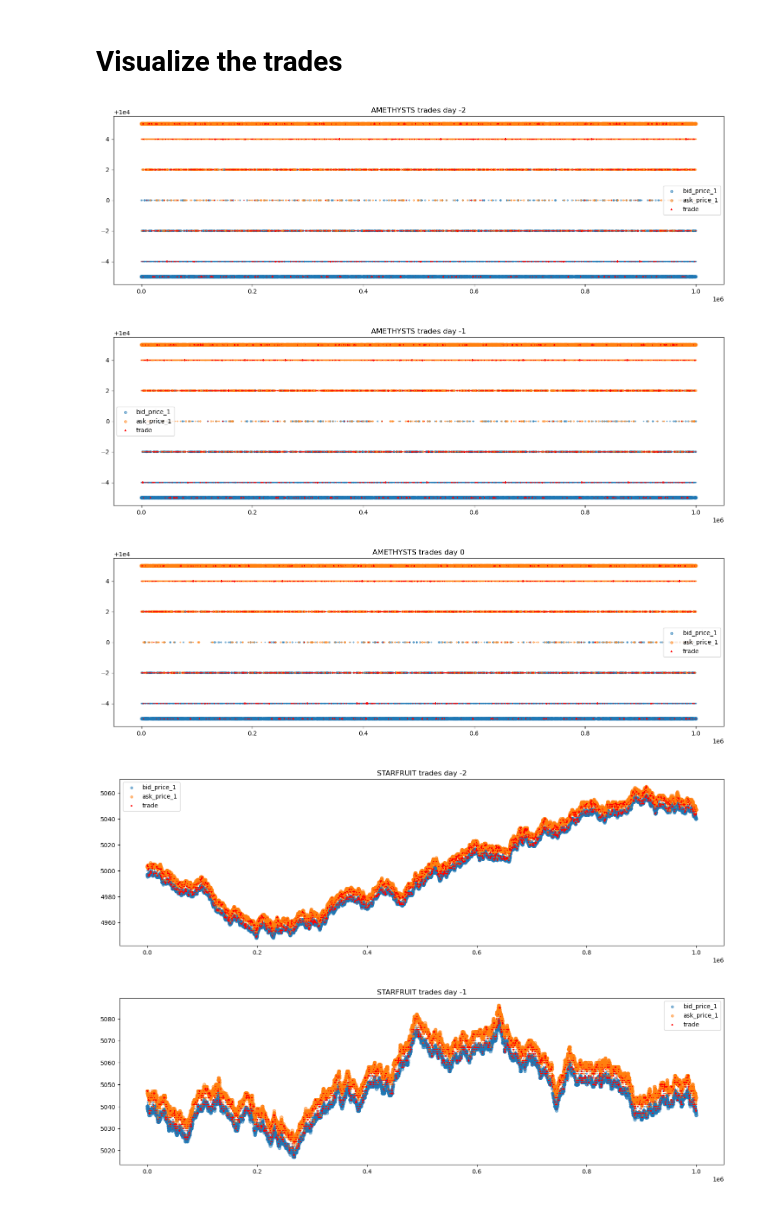
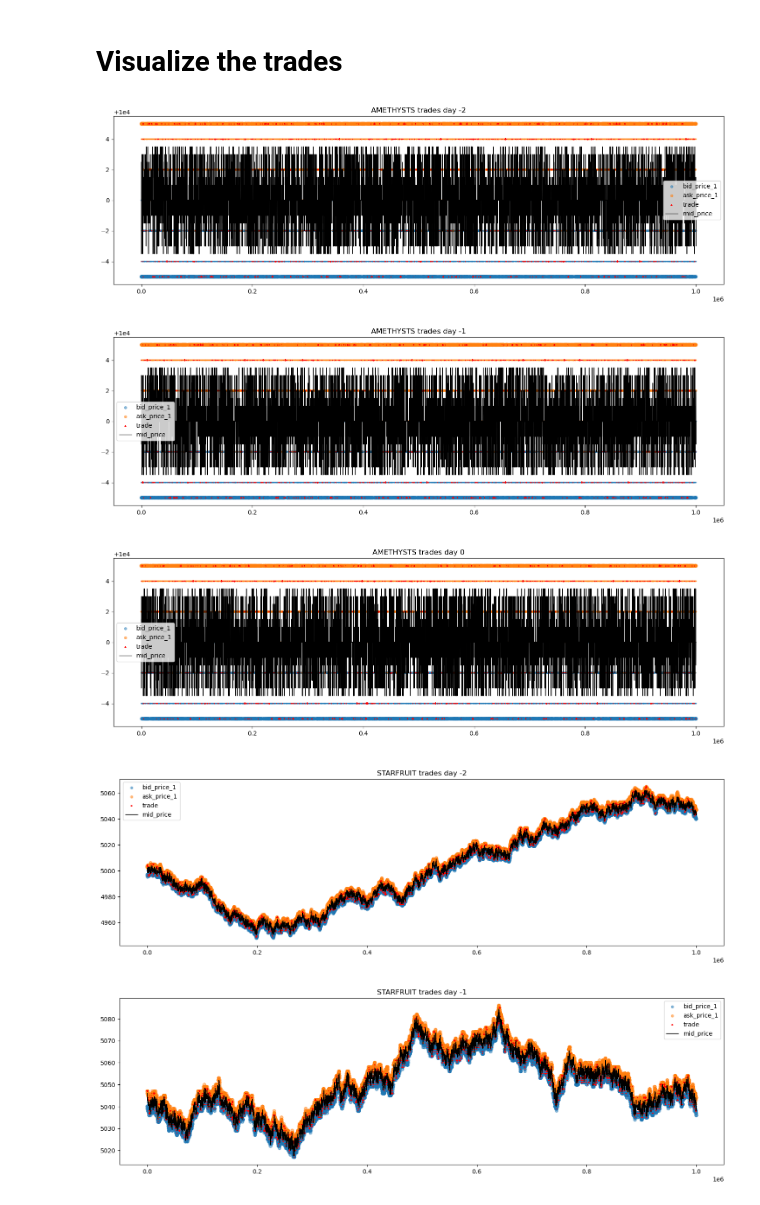
Before and after one commit to Meilism/IMC-Prosperity-Trading-Challenge, a Jupyter notebook: JM/data_analysis.ipynb, the cells around one changed output. Cells and saved outputs as stored; diff of their text form; code cells hidden in the pictures.

```diff
--- a/JM/data_analysis.ipynb
+++ b/JM/data_analysis.ipynb
@@ -83,21 +116,22 @@ See the caveats in the documentation: https://pandas.pydata.org/pandas-docs/stab
 # %%
 products = activity['product'].unique()
 
 for product in products:
     for d in days:
         product_trade = trade[(trade.day == d) & (trade.symbol == product)]
         product_activity = activity[(activity['product'] == product) & (activity['day'] == d)]
 
         plt.figure(figsize=(18, 5))
         plt.scatter(product_activity['timestamp'], product_activity['bid_price_1'], label='bid_price_1', s=product_activity['bid_volume_1'], alpha=0.5)
         plt.scatter(product_activity['timestamp'], product_activity['ask_price_1'], label='ask_price_1', s=product_activity['ask_volume_1'], alpha=0.5)
         plt.scatter(product_trade.timestamp, product_trade.price, s=product_trade.quantity, label='trade', c='red', marker='+')
+        plt.plot(product_activity['timestamp'], product_activity['mid_price'], label='mid_price', c='black', linewidth=1)
         plt.legend()
         plt.title(f'{product} trades day {d}')
         plt.show()
 # %% [output]
-[figure, old version]
+[figure, new version]
-[figure, old version]
+[figure, new version]
-[figure, old version]
+[figure, new version]
-[figure, old version]
+[figure, new version]
-[figure, old version]
+[figure, new version]
```
Also changed, not shown: parts of 6 cells of this notebook, 3 other files.
